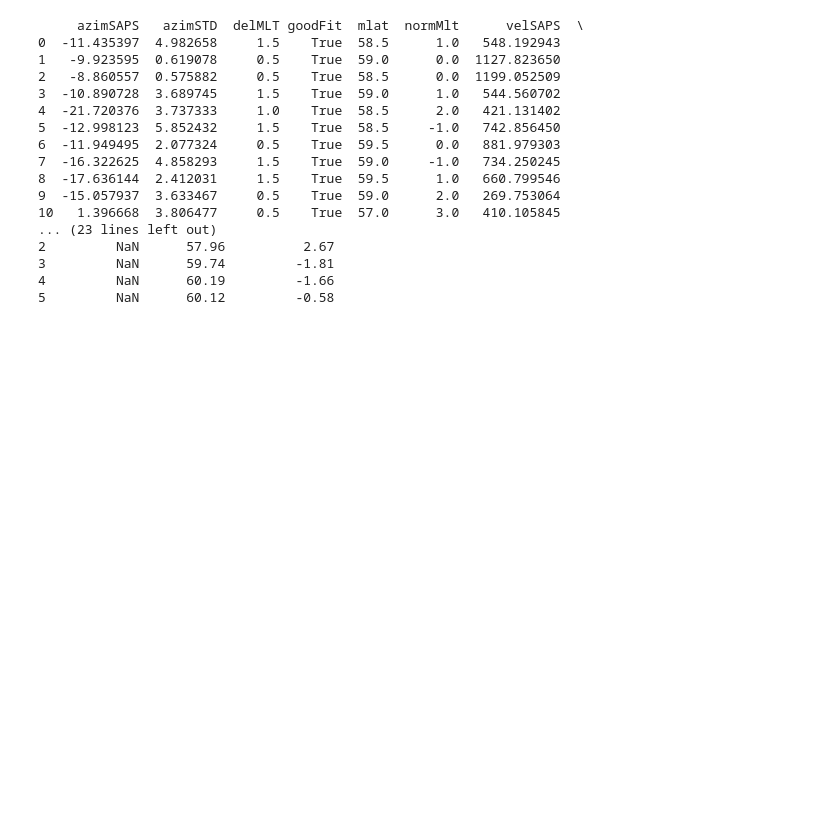
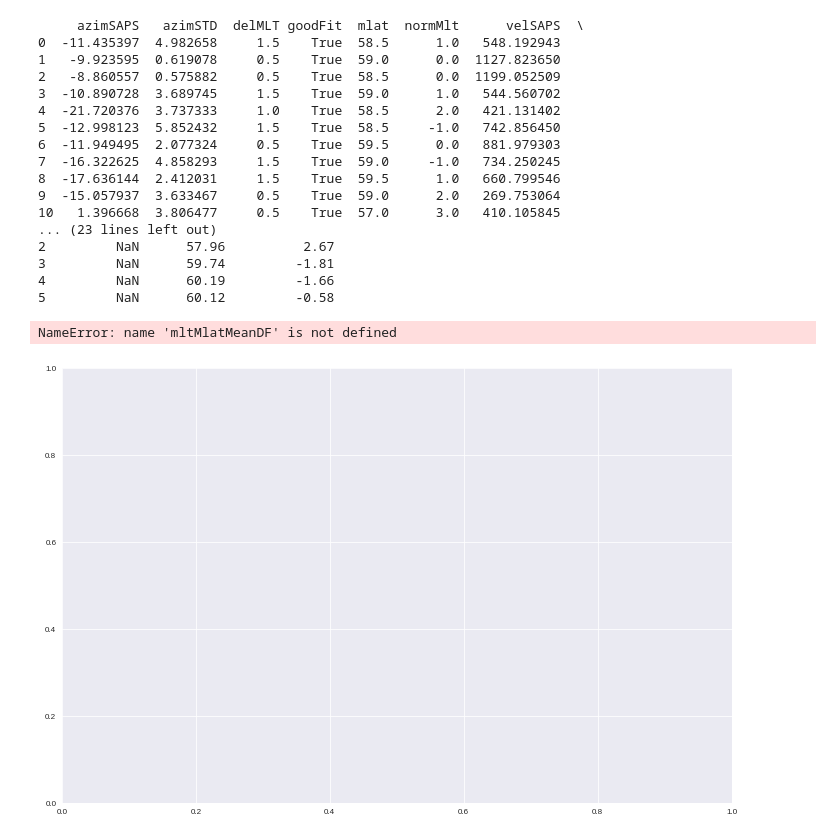
Before and after one commit to bharatreddy/indsvels, a Jupyter notebook: ipy/lshell-box.ipynb, the cells around one changed output. Saved outputs shown, nothing was run; the diff lists cells and outputs as text; code cells hidden in the pictures; blank space fills up the shorter version.

```diff
--- a/ipy/lshell-box.ipynb
+++ b/ipy/lshell-box.ipynb
@@ -515,3 +515,58 @@ print fitResultsDF
 3         NaN      59.74         -1.81
 4         NaN      60.19         -1.66
 5         NaN      60.12         -0.58
+# %%
+f = plt.figure(figsize=(12, 8))
+ax = f.add_subplot(1,1,1)
+
+# Not only velocity magnitudes we'd also
+# like to plot azimuths!
+# get the end points of vectors
+mltMlatMeanDF["plot_MLATEnd"] = numpy.round( (mltMlatMeanDF["vSaps"]/1000.) *\
+                                numpy.cos( numpy.deg2rad(-90-1*mltMlatMeanDF["azim"]) ) +\
+                                mltMlatMeanDF["MLAT"], 2)
+mltMlatMeanDF["plot_normMLTEnd"] = numpy.round( (mltMlatMeanDF["vSaps"]/1000.) *\
+                                numpy.sin( numpy.deg2rad(-90-1*mltMlatMeanDF["azim"]) ) +\
+                                mltMlatMeanDF["normMLT"], 2)
+
+# Now setup a velocity scale
+velScaleMin = 0.
+# round off max velocity to the next hundred
+velScaleMax = (mltMlatMeanDF["vSaps"].max() + 100.)*100/100\
+    - (mltMlatMeanDF["vSaps"].max() + 100.)%100
+
+# Seaborn styling
+sns.set_style("darkgrid")
+sns.set_context("paper")
+seaMap = ListedColormap(sns.color_palette("Reds"))
+
+mltMlatMeanDF.plot( kind='scatter',
+              x='normMLT',
+              y='MLAT',
+              c='vSaps',
+              s=1., cmap=seaMap, vmin=velScaleMin, vmax=velScaleMax, ax=ax)
+ax.set_xlabel("MLT", fontsize=14)
+ax.set_ylabel("Latitude", fontsize=14)
+ax.set_title( "SAPS Velcoties", fontsize=14 )
+
+
+
+plotMLTends = mltMlatMeanDF['plot_normMLTEnd'].tolist()
+plotMLATends = mltMlatMeanDF['plot_MLATEnd'].tolist()
+plotMLTbegins = mltMlatMeanDF['normMLT'].tolist()
+plotMLATbegins = mltMlatMeanDF['MLAT'].tolist()
+plotVelMagns = mltMlatMeanDF['vSaps'].tolist()
+# Normalize velocities according to colorbar
+colNorm = Normalize( vmin=velScaleMin, vmax=velScaleMax )
+for currMLTend, currMLATend, currMLTbgn, currMLATbgn, currVel in\
+        zip( plotMLTends, plotMLATends, plotMLTbegins, plotMLATbegins, plotVelMagns ) :
+        # get a appropriate color for each bar
+        currCol = seaMap( colNorm(currVel) )
+        ax.plot( [currMLTbgn, currMLTend], [ currMLATbgn, currMLATend ], color=currCol )
+        ax.arrow( currMLTbgn, currMLATbgn, currMLTend-currMLTbgn, currMLATend-currMLATbgn,\
+                 head_width=0.15, head_length=0.2, fc=currCol, ec=currCol)
+
+plt.savefig("../figs/mltMlatVelVecs.pdf",bbox_inches='tight')
+# %% [output]
+NameError: name 'mltMlatMeanDF' is not defined
+[figure, added]
```
Also changed, not shown: 8 other files.
